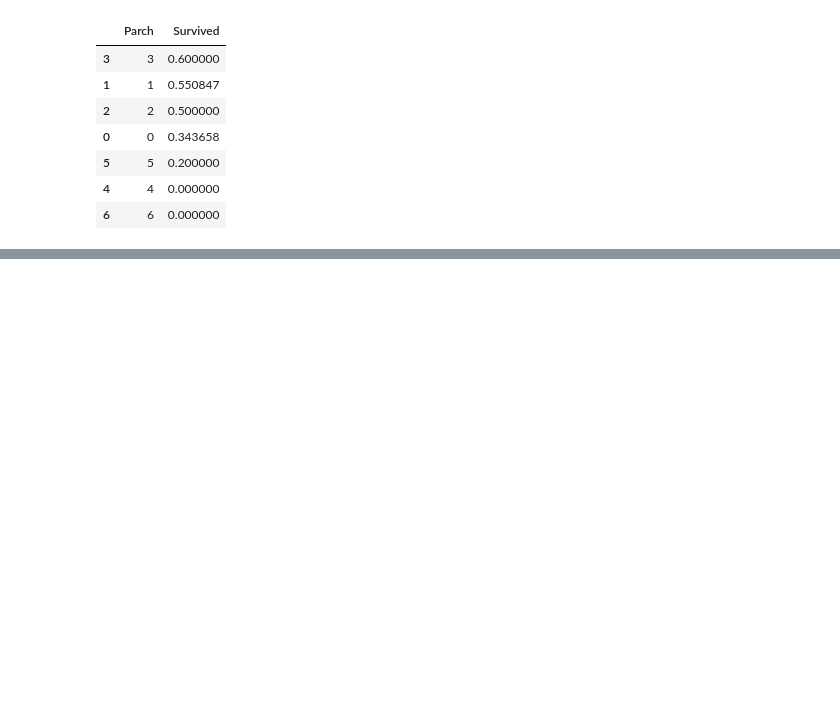
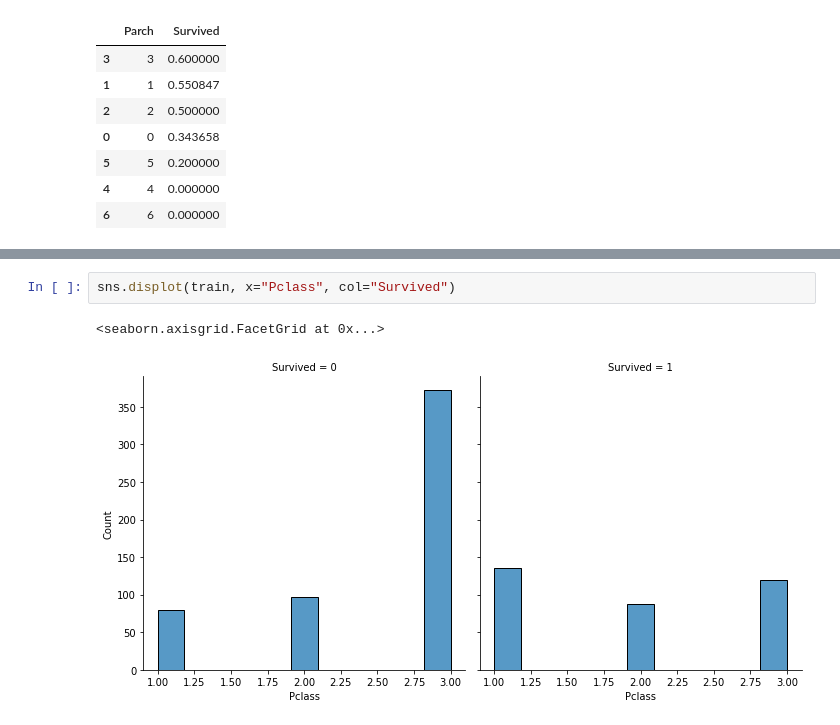
Before and after one commit to bhaktjain/Kaggle-Problem, a Jupyter notebook: Titanic_dataset.ipynb, the cells around one changed output, grey strips where cells are left out. Cells and saved outputs as stored; diff of their text form; blank space fills up the shorter version.

```diff
--- a/Titanic_dataset.ipynb
+++ b/Titanic_dataset.ipynb
@@ -147,0 +153,5 @@ train[["Parch", "Survived"]].groupby(['Parch'], as_index=False).mean().sort_valu
+# %%
+sns.displot(train, x="Pclass", col="Survived")
+# %% [output]
+<seaborn.axisgrid.FacetGrid at 0x...>
+[figure, added]
```
Also changed, not shown: parts of 2 cells of this notebook.
